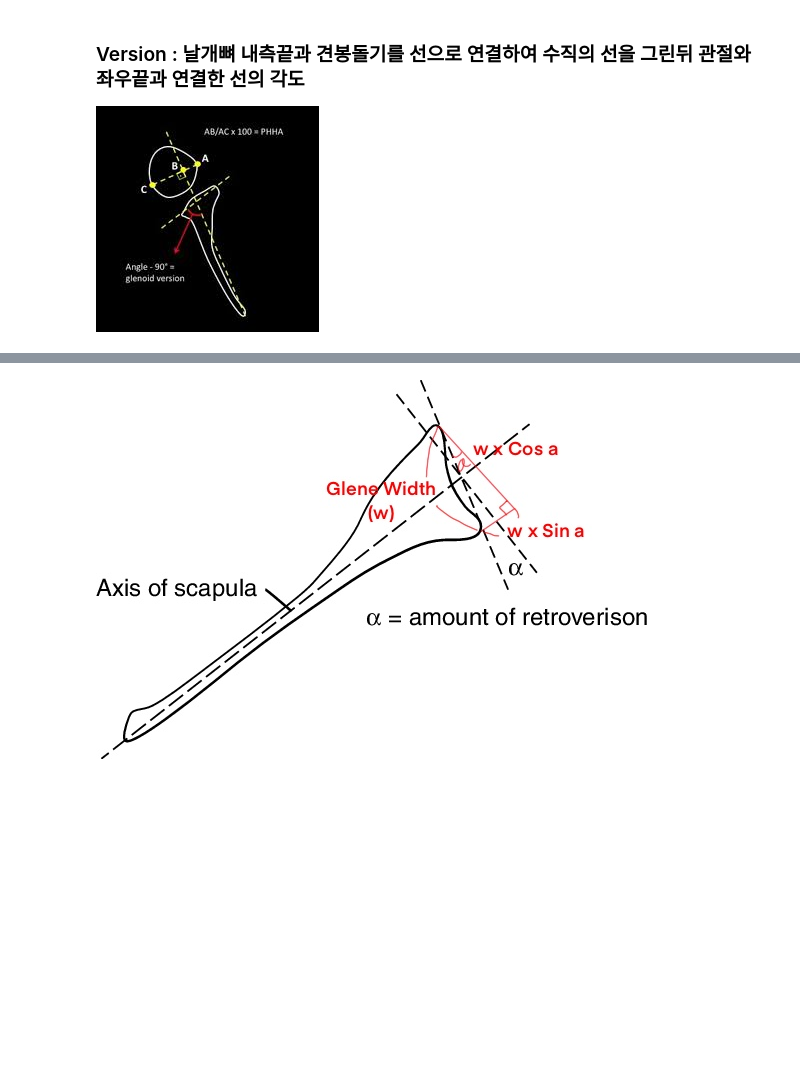
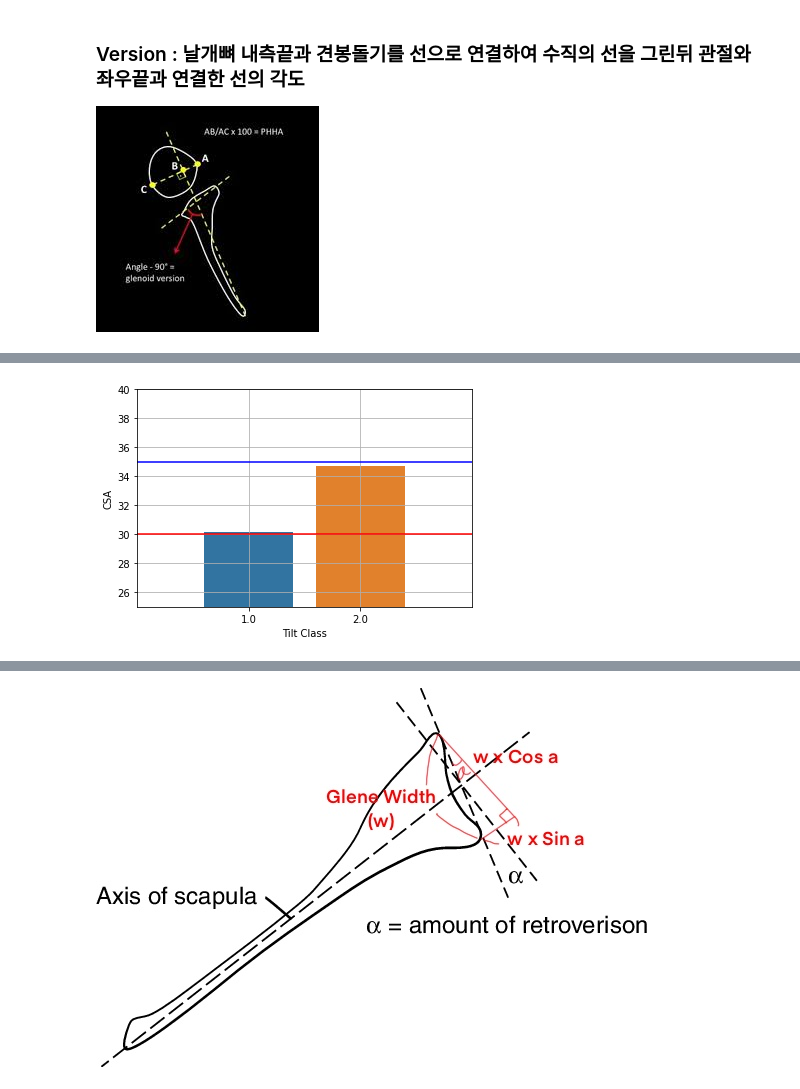
Before and after one commit to C-Designer/Codestates_Section_Project, a Jupyter notebook: Section2/Section2_Project.ipynb, the cells around one changed output, grey strips where cells are left out. Cells and saved outputs as stored; diff of their text form; code cells hidden in the pictures; blank space fills up the shorter version.

```diff
--- a/Section2/Section2_Project.ipynb
+++ b/Section2/Section2_Project.ipynb
@@ -170,0 +205,15 @@ df['sin'] = df['Version'].apply(math.sin) * df['Glene Width']
+# %%
+# 평균적으로 전방경사일 경우 견관절염, 후방경사일 경우 회전근개 파열 위험
+
+class_mean = df[['CSA', 'Tilt Class']].groupby(['Tilt Class']).mean().reset_index()
+
+sns.barplot(data=class_mean, x= 'Tilt Class', y= 'CSA')
+
+plt.axis([-1 , 2, 25, 40]) # x축 시작값, x축 끝값, y축 시작값, y축 끝값
+plt.axhline(y=30 , xmin=0, xmax= 1, color= 'red') # 빨간선 견관절염
+plt.axhline(y=35 , xmin=0, xmax= 1, color= 'blue') # 파란선 회전근개 파열
+
+plt.grid()
+plt.show()
+# %% [output]
+[figure, added]
```
Also changed, not shown: parts of 19 cells of this notebook.
